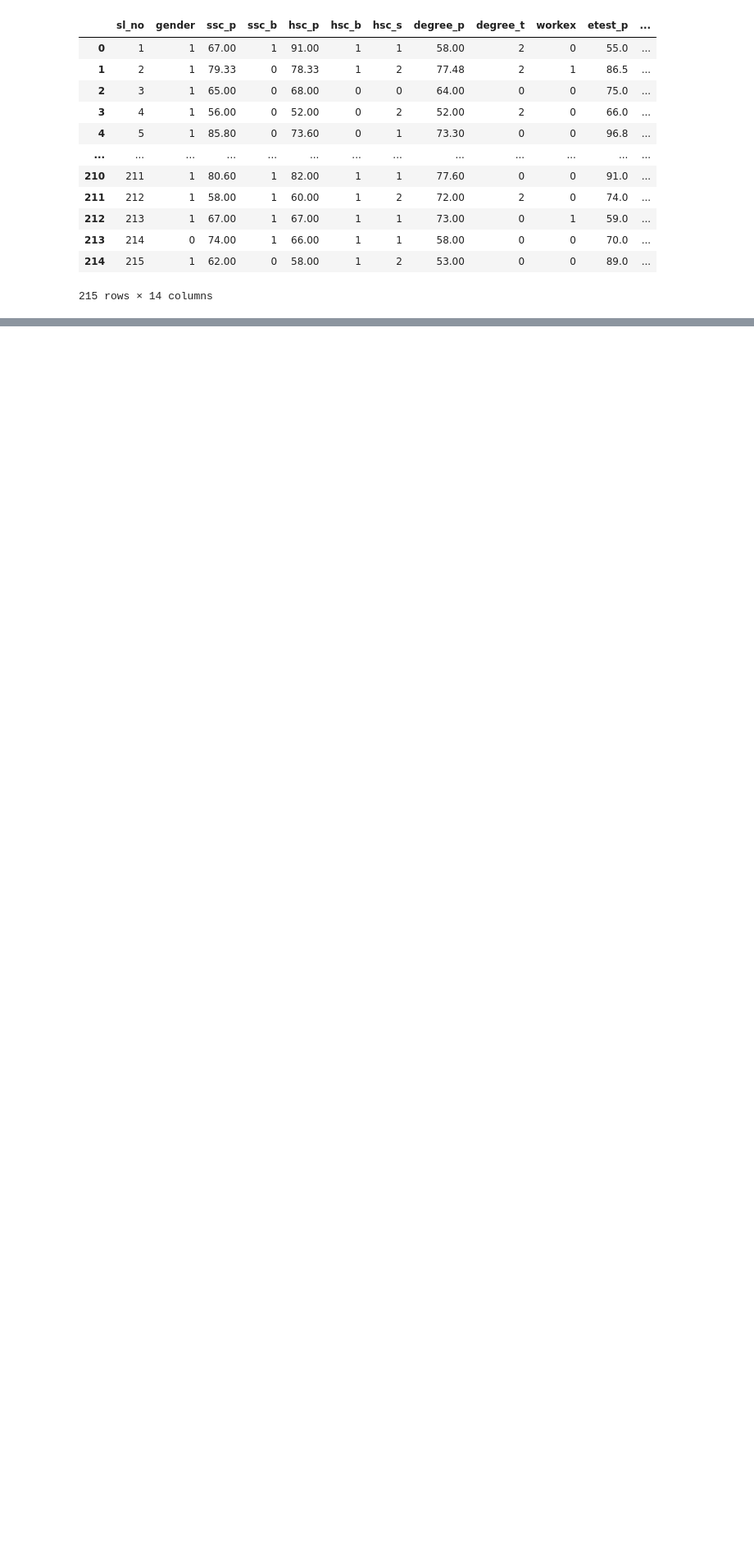
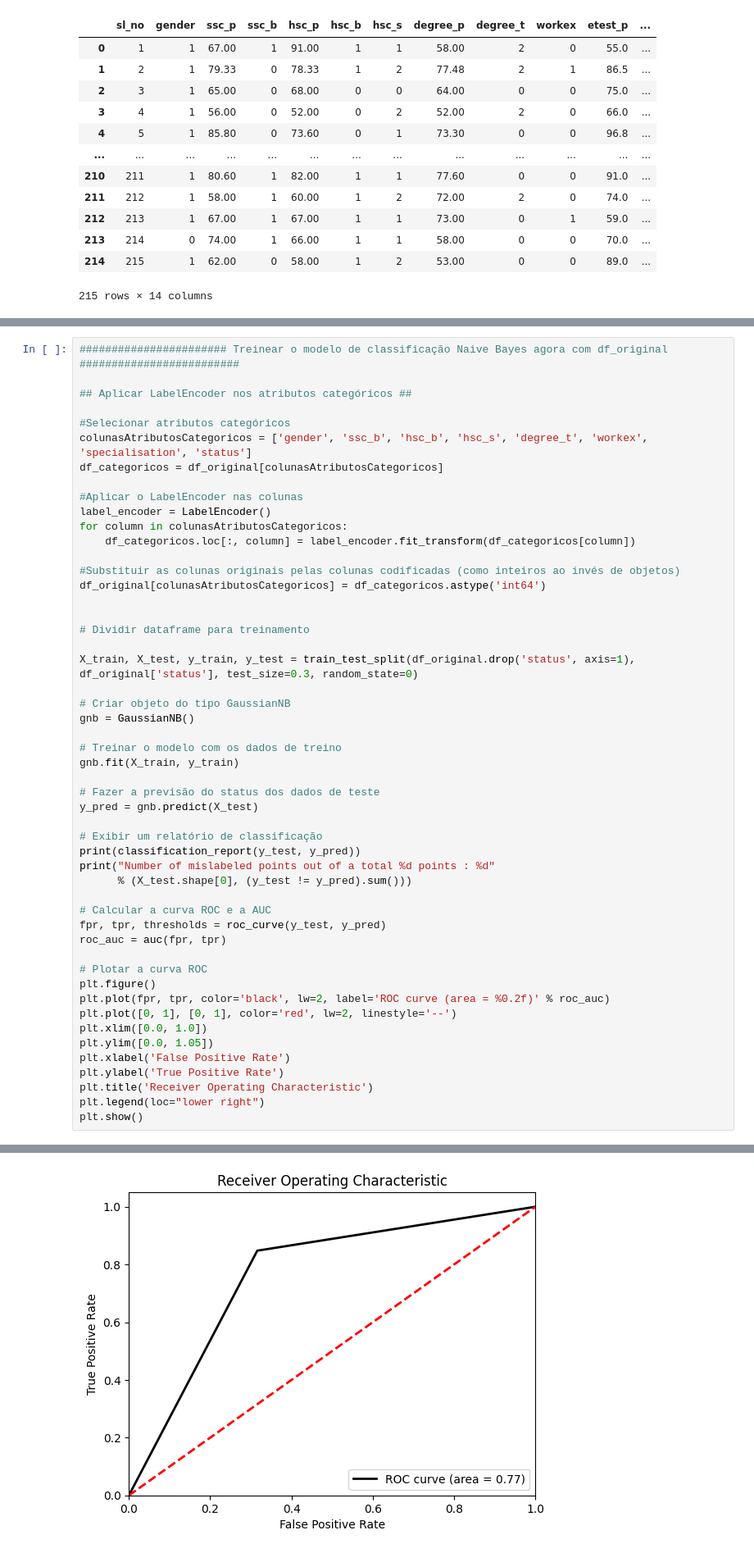
Before and after one commit to ghccalanzani/AnaliseDeDados, a Jupyter notebook: Entrega C2_A1/AtividadeC2.ipynb, the cells around one changed output, grey strips where cells are left out. Shown: that part at 82% size. Saved outputs shown, nothing was run; the diff lists cells and outputs as text; blank space fills up the shorter version.

```diff
--- a/Entrega C2_A1/AtividadeC2.ipynb
+++ b/Entrega C2_A1/AtividadeC2.ipynb
@@ -324,0 +307,52 @@ df_original['salary'] = df_no_status['salary']
+# %%
+####################### Treinear o modelo de classificação Naive Bayes agora com df_original #########################
+
+## Aplicar LabelEncoder nos atributos categóricos ##
+
+#Selecionar atributos categóricos
+colunasAtributosCategoricos = ['gender', 'ssc_b', 'hsc_b', 'hsc_s', 'degree_t', 'workex', 'specialisation', 'status']
+df_categoricos = df_original[colunasAtributosCategoricos]
+
+#Aplicar o LabelEncoder nas colunas
+label_encoder = LabelEncoder()
+for column in colunasAtributosCategoricos:
+    df_categoricos.loc[:, column] = label_encoder.fit_transform(df_categoricos[column])
+
+#Substituir as colunas originais pelas colunas codificadas (como inteiros ao invés de objetos)
+df_original[colunasAtributosCategoricos] = df_categoricos.astype('int64')
+
+
+# Dividir dataframe para treinamento
+
+X_train, X_test, y_train, y_test = train_test_split(df_original.drop('status', axis=1), df_original['status'], test_size=0.3, random_state=0)
+
+# Criar objeto do tipo GaussianNB
+gnb = GaussianNB()
+
+# Treinar o modelo com os dados de treino
+gnb.fit(X_train, y_train)
+
+# Fazer a previsão do status dos dados de teste
+y_pred = gnb.predict(X_test)
+
+# Exibir um relatório de classificação
+print(classification_report(y_test, y_pred))
+print("Number of mislabeled points out of a total %d points : %d"
+      % (X_test.shape[0], (y_test != y_pred).sum()))
+
+# Calcular a curva ROC e a AUC
+fpr, tpr, thresholds = roc_curve(y_test, y_pred)
+roc_auc = auc(fpr, tpr)
+
+# Plotar a curva ROC
+plt.figure()
+plt.plot(fpr, tpr, color='black', lw=2, label='ROC curve (area = %0.2f)' % roc_auc)
+plt.plot([0, 1], [0, 1], color='red', lw=2, linestyle='--')
+plt.xlim([0.0, 1.0])
+plt.ylim([0.0, 1.05])
+plt.xlabel('False Positive Rate')
+plt.ylabel('True Positive Rate')
+plt.title('Receiver Operating Characteristic')
+plt.legend(loc="lower right")
+plt.show()
+# %% [output]
@@ -324,0 +369 @@ df_original['salary'] = df_no_status['salary']
+[figure, added]
```
Also changed, not shown: parts of 6 cells of this notebook.
